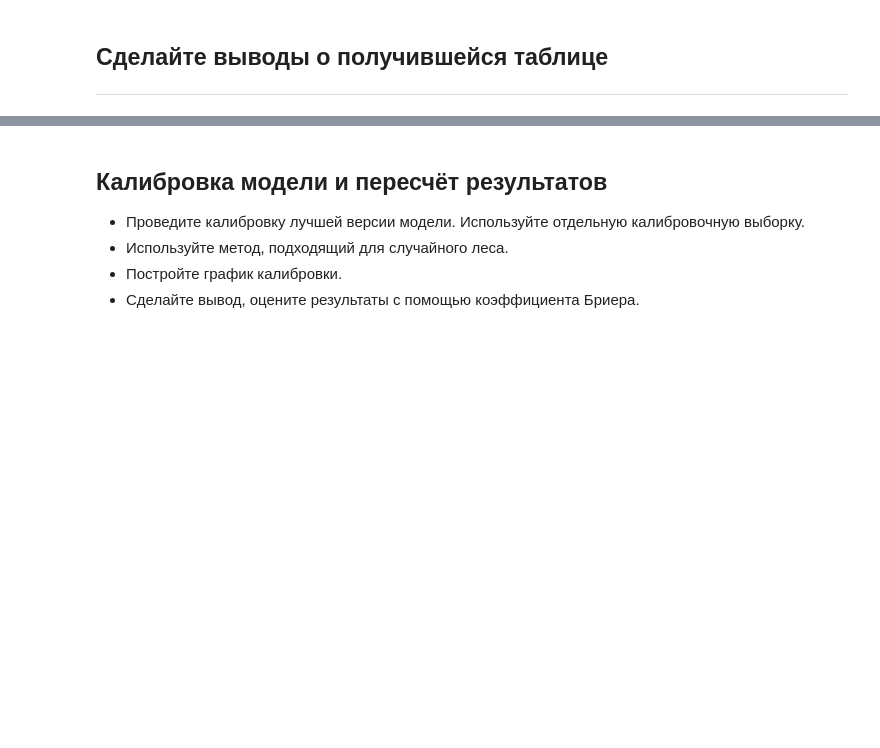
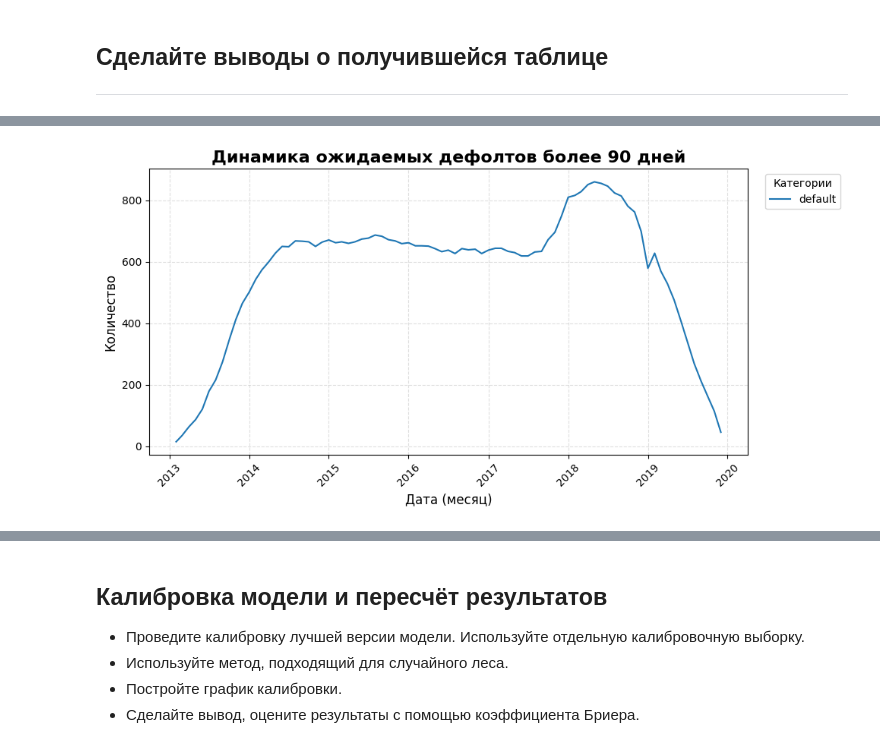
Before and after one commit to TemaQDX/sprint_15_project_behavioral_scoring, a Jupyter notebook: sprint_15_project_behavioral_scoring_Artem_Burov.ipynb, the cells around one changed output, grey strips where cells are left out. Drawn from its saved outputs; the diff is of its cells as text; code cells hidden in the pictures; blank space fills up the shorter version.

```diff
--- a/sprint_15_project_behavioral_scoring_Artem_Burov.ipynb
+++ b/sprint_15_project_behavioral_scoring_Artem_Burov.ipynb
@@ -1524,0 +1872,4 @@ df1_union.head()
+# %%
+plot_line_time_series(df=df1_union, date_col='score_date', cat_cols=['default'], ylabel='Количество', title='Динамика ожидаемых дефолтов более 90 дней', figsize=(10,5))
+# %% [output]
+[figure, added]
```
Also changed, not shown: parts of 57 cells of this notebook.
